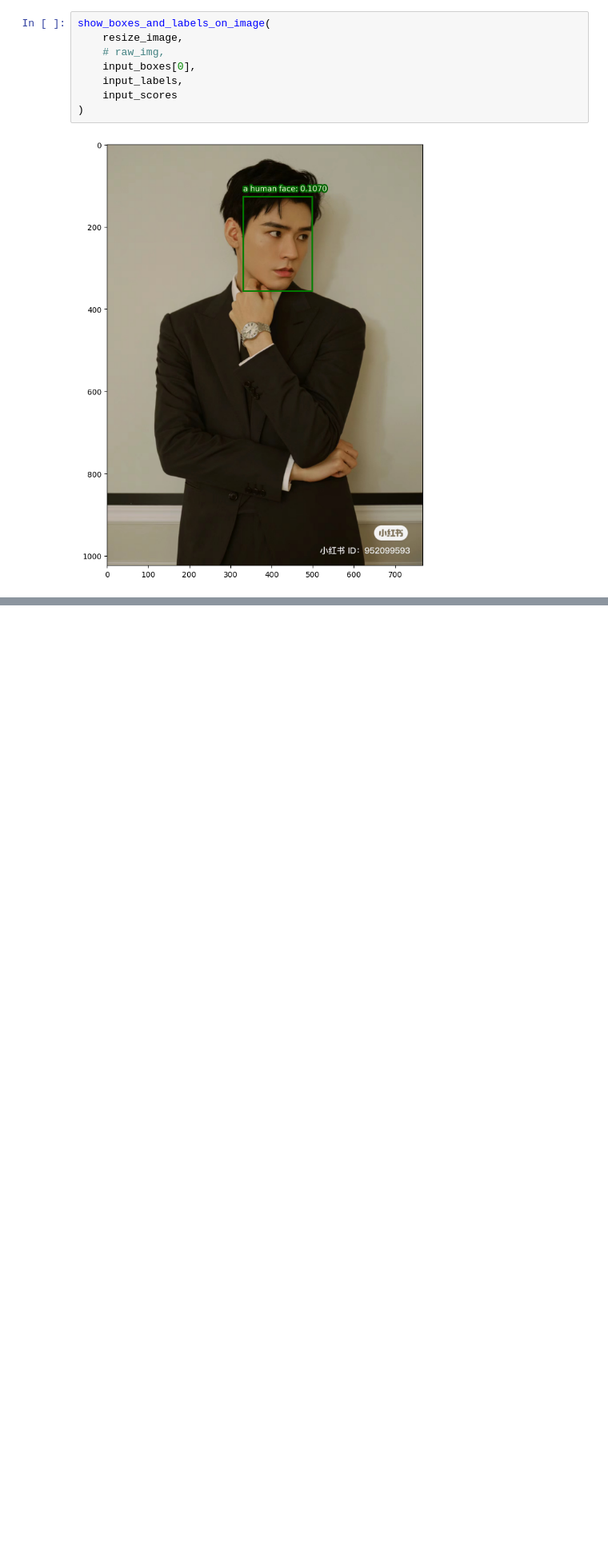
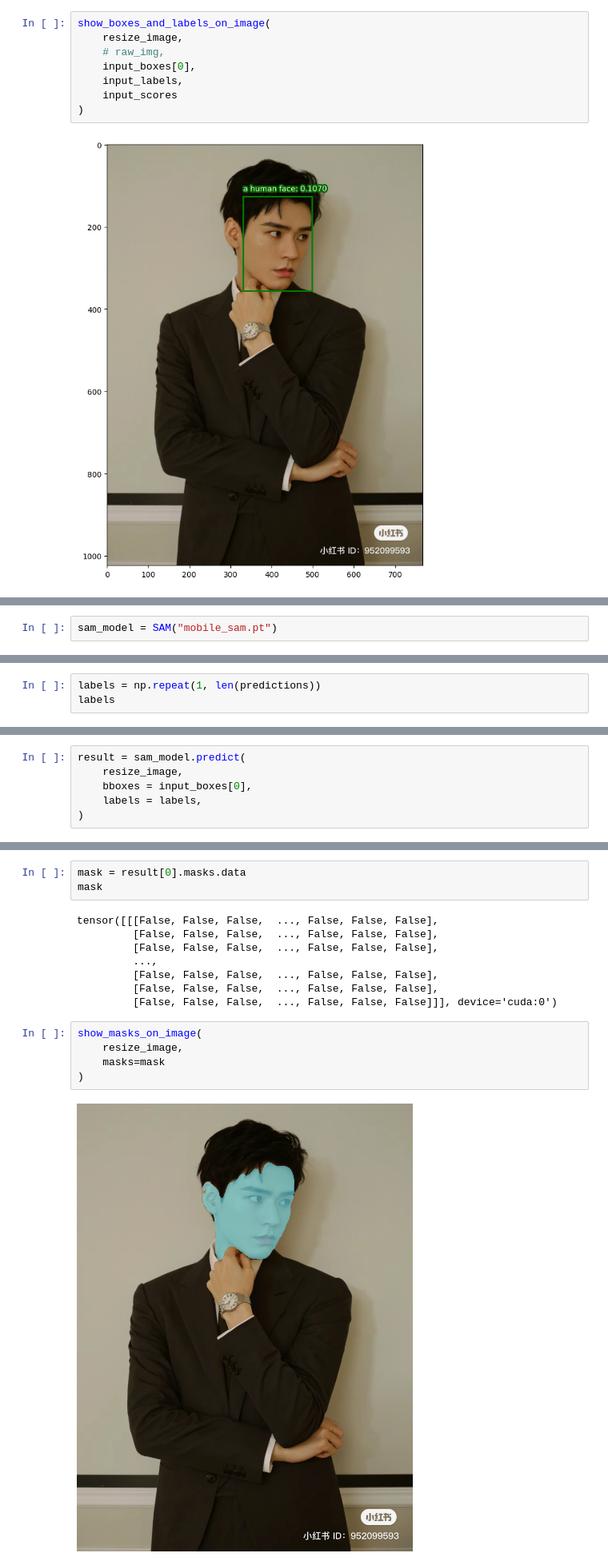
Before and after one commit to cooleel/GenAI_playground, a Jupyter notebook: prompt_engineering_for_vision_models.ipynb, the cells around one changed output, grey strips where cells are left out. Shown at 80% size. Cells and saved outputs as stored; diff of their text form; blank space fills up the shorter version.

```diff
--- a/prompt_engineering_for_vision_models.ipynb
+++ b/prompt_engineering_for_vision_models.ipynb
@@ -79,0 +89,2 @@ for prediction in predictions:
+# %%
+sam_model = SAM("mobile_sam.pt")
@@ -79,0 +96,3 @@ for prediction in predictions:
+# %%
+labels = np.repeat(1, len(predictions))
+labels
@@ -79,0 +101,6 @@ for prediction in predictions:
+# %%
+result = sam_model.predict(
+    resize_image,
+    bboxes = input_boxes[0],
+    labels = labels,
+)
@@ -79,0 +130,18 @@ for prediction in predictions:
+# %%
+mask = result[0].masks.data
+mask
+# %% [output]
+tensor([[[False, False, False,  ..., False, False, False],
+         [False, False, False,  ..., False, False, False],
+         [False, False, False,  ..., False, False, False],
+         ...,
+         [False, False, False,  ..., False, False, False],
+         [False, False, False,  ..., False, False, False],
+         [False, False, False,  ..., False, False, False]]], device='cuda:0')
+# %%
+show_masks_on_image(
+    resize_image,
+    masks=mask
+)
+# %% [output]
+[figure, added]
```
Also changed, not shown: parts of 11 cells of this notebook, 2 other files.
